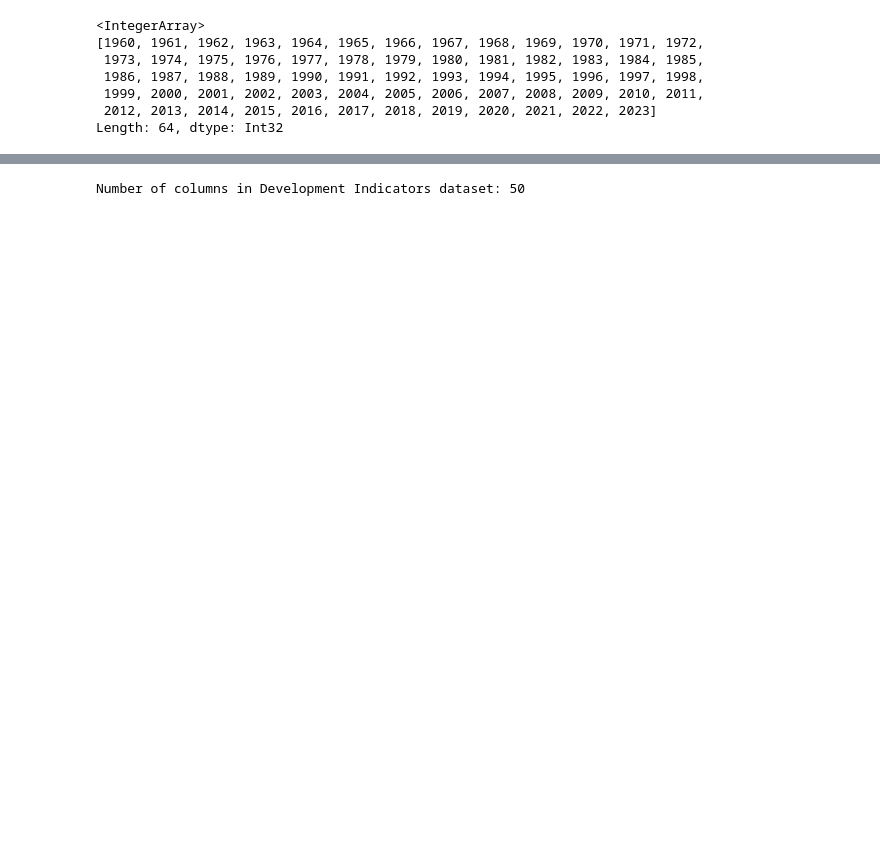
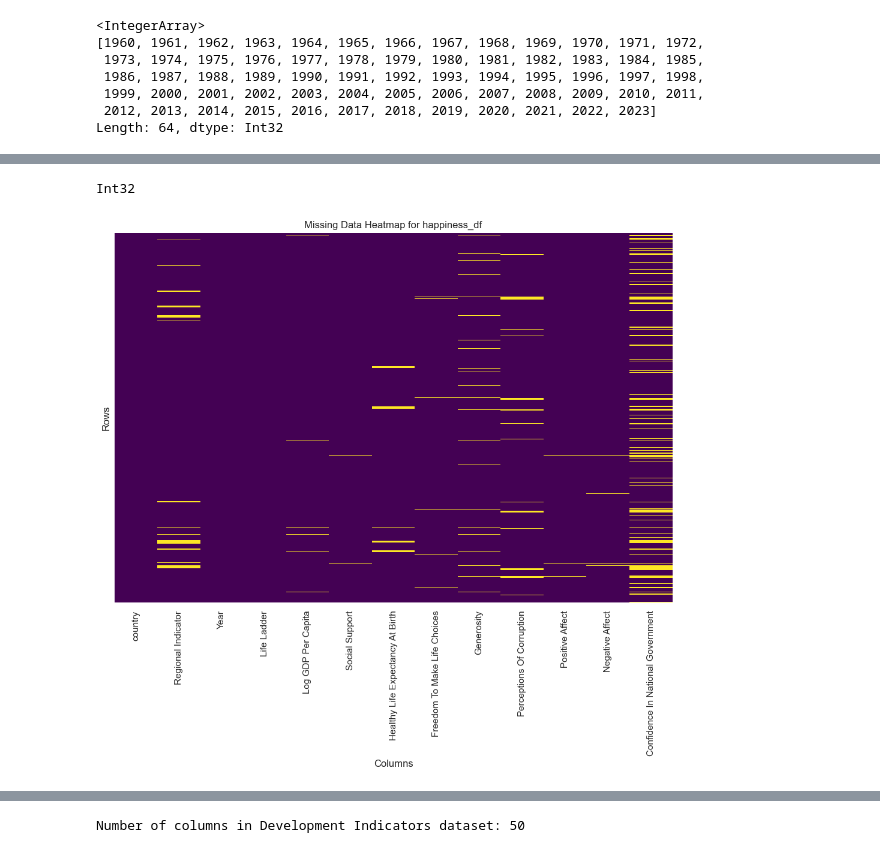
Before and after one commit to oliv-1990/HAPPY, a Jupyter notebook: Untitled-1.ipynb, the cells around one changed output, grey strips where cells are left out. Drawn from its saved outputs; the diff is of its cells as text; code cells hidden in the pictures; blank space fills up the shorter version.

```diff
--- a/Untitled-1.ipynb
+++ b/Untitled-1.ipynb
@@ -342 +381,24 @@ Confidence In National Government
+# %%
+print(happiness_df['Year'].dtype)
+# %% [output]
+Int32
+# %%
+import matplotlib.pyplot as plt
+import seaborn as sns
+
+# Set up the plot size
+plt.figure(figsize=(12, 8))
+
+# Create the heatmap: yellow = missing, purple = present
+sns.heatmap(happiness_df.isna(),
+            cmap="viridis",
+            cbar=False,
+            yticklabels=False)
+
+plt.title("Missing Data Heatmap for happiness_df")
+plt.xlabel("Columns")
+plt.ylabel("Rows")
+plt.show()
+# %% [output]
+[figure, added]
 # %%
```
Also changed, not shown: parts of 95 cells of this notebook, 1 other file.
